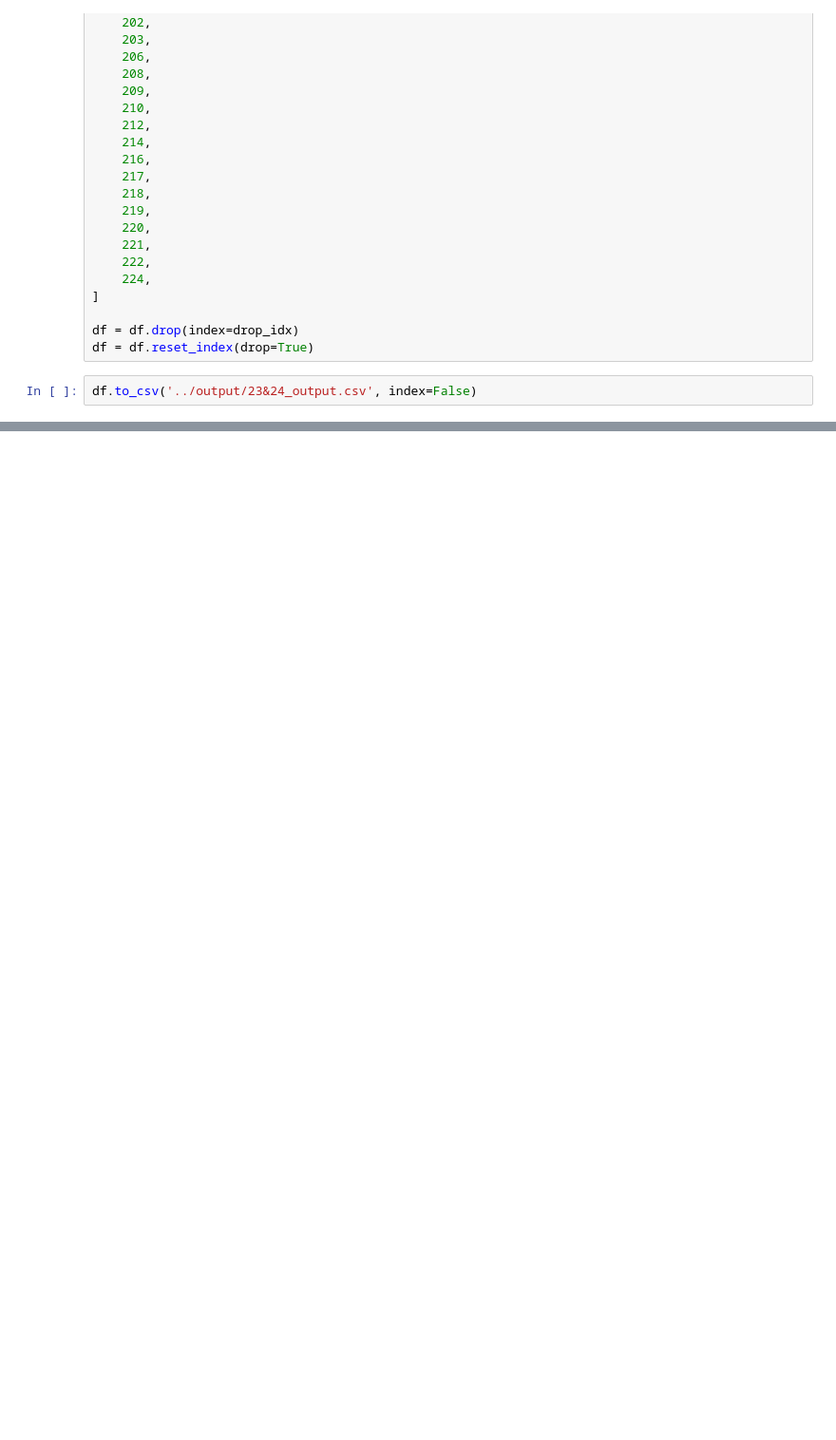
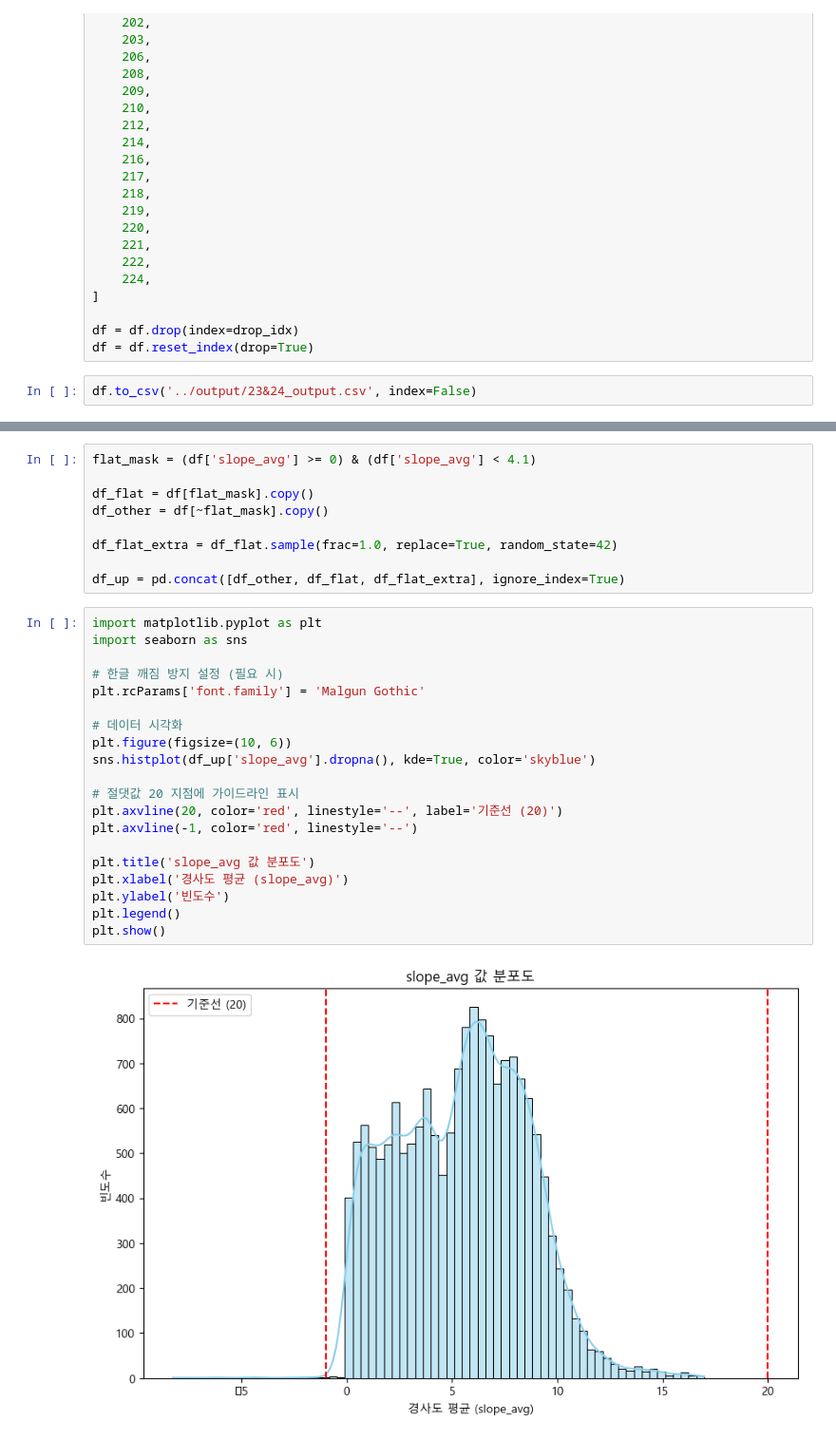
Before and after one commit to PU3-Lab/wheel-safe, a Jupyter notebook: notebooks/data_all_preprocessing.ipynb, the cells around one changed output, grey strips where cells are left out. Shown at 95% size. Saved outputs shown, nothing was run; the diff lists cells and outputs as text; blank space fills up the shorter version.

```diff
--- a/notebooks/data_all_preprocessing.ipynb
+++ b/notebooks/data_all_preprocessing.ipynb
@@ -174,0 +257,31 @@ plt.show()
+# %%
+flat_mask = (df['slope_avg'] >= 0) & (df['slope_avg'] < 4.1)
+
+df_flat = df[flat_mask].copy()
+df_other = df[~flat_mask].copy()
+
+df_flat_extra = df_flat.sample(frac=1.0, replace=True, random_state=42)
+
+df_up = pd.concat([df_other, df_flat, df_flat_extra], ignore_index=True)
+# %%
+import matplotlib.pyplot as plt
+import seaborn as sns
+
+# 한글 깨짐 방지 설정 (필요 시)
+plt.rcParams['font.family'] = 'Malgun Gothic'
+
+# 데이터 시각화
+plt.figure(figsize=(10, 6))
+sns.histplot(df_up['slope_avg'].dropna(), kde=True, color='skyblue')
+
+# 절댓값 20 지점에 가이드라인 표시
+plt.axvline(20, color='red', linestyle='--', label='기준선 (20)')
+plt.axvline(-1, color='red', linestyle='--')
+
+plt.title('slope_avg 값 분포도')
+plt.xlabel('경사도 평균 (slope_avg)')
+plt.ylabel('빈도수')
+plt.legend()
+plt.show()
+# %% [output]
+[figure, added]
```
Also changed, not shown: parts of 21 cells of this notebook, 5 other files.
